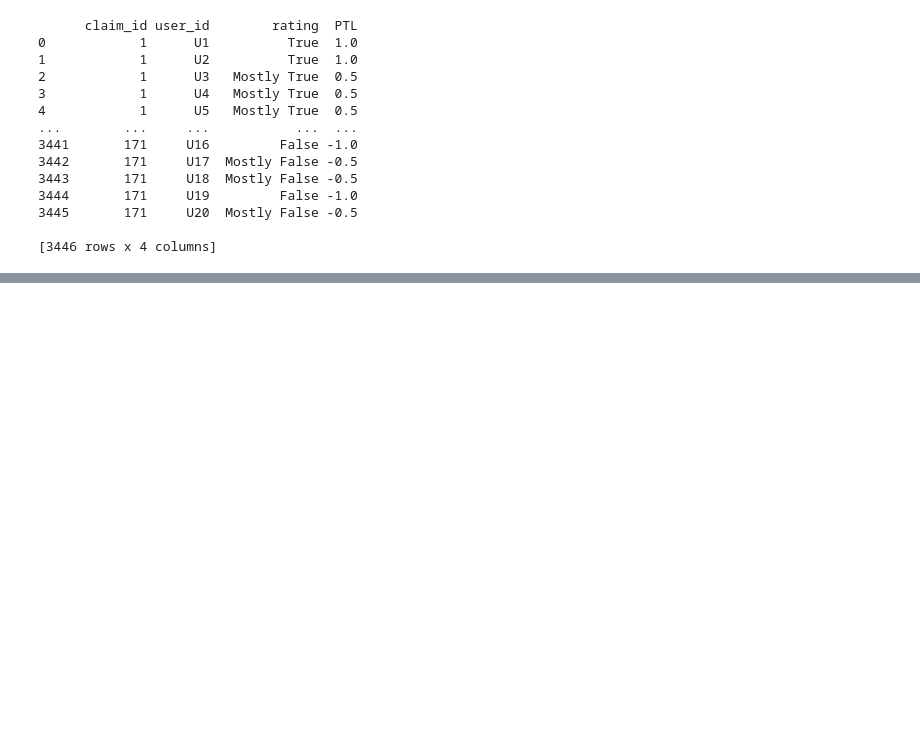
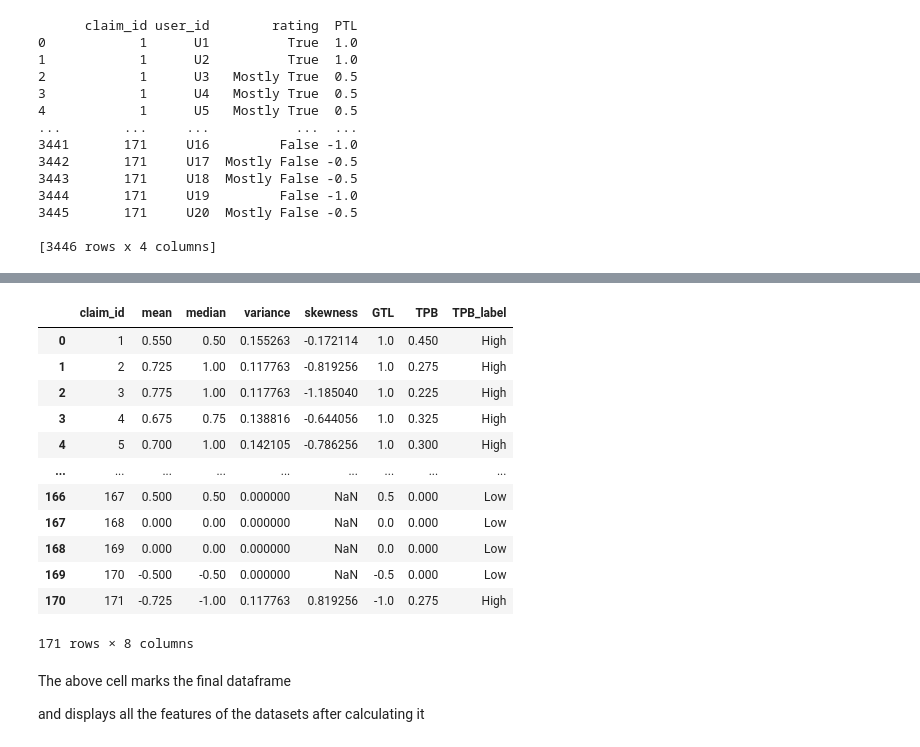
Before and after one commit to GaganDeshbhandari/ml-project, a Jupyter notebook: scripts.ipynb, the cells around one changed output, grey strips where cells are left out. Saved outputs shown, nothing was run; the diff lists cells and outputs as text; code cells hidden in the pictures; blank space fills up the shorter version.

```diff
--- a/scripts.ipynb
+++ b/scripts.ipynb
@@ -165,0 +170,4 @@ print(user_perception_df)
+# %%
+PTL_per_claim = user_perception_df.groupby('claim_id')['PTL'].mean().reset_index()
+PTL_per_claim.columns = ['claim_id', 'PTL']
+display(PTL_per_claim)
@@ -165,0 +190,3 @@ print(user_perception_df)
+# %%
+merged_df = pd.merge(PTL_per_claim, claims_df[['claim_id', 'GTL']], on='claim_id')
+display(merged_df)
@@ -165,0 +209,4 @@ print(user_perception_df)
+# %%
+merged_df['TPB'] = abs(merged_df['PTL'] - merged_df['GTL'])
+merged_df['TPB_label'] = merged_df['TPB'].apply(lambda x: 'High' if x >= merged_df['TPB'].median() else 'Low')
+display(merged_df)
@@ -165,0 +231,11 @@ print(user_perception_df)
+# %%
+from scipy.stats import skew
+
+features_df = user_perception_df.groupby('claim_id')['PTL'].agg(
+    mean='mean',
+    median='median',
+    variance='var',
+    skewness=lambda x: skew(x)
+).reset_index()
+
+display(features_df)
@@ -165,0 +290,21 @@ print(user_perception_df)
+# %%
+final_df = pd.merge(features_df, merged_df[['claim_id', 'GTL', 'TPB', 'TPB_label']], on='claim_id')
+display(final_df)
+# %% [output]
+|  | claim_id | mean | median | variance | skewness | GTL | TPB | TPB_label |
+| 0 | 1 | 0.550 | 0.50 | 0.155263 | -0.172114 | 1.0 | 0.450 | High |
+| 1 | 2 | 0.725 | 1.00 | 0.117763 | -0.819256 | 1.0 | 0.275 | High |
+| 2 | 3 | 0.775 | 1.00 | 0.117763 | -1.185040 | 1.0 | 0.225 | High |
+| 3 | 4 | 0.675 | 0.75 | 0.138816 | -0.644056 | 1.0 | 0.325 | High |
+| 4 | 5 | 0.700 | 1.00 | 0.142105 | -0.786256 | 1.0 | 0.300 | High |
+| ... | ... | ... | ... | ... | ... | ... | ... | ... |
+| 166 | 167 | 0.500 | 0.50 | 0.000000 | NaN | 0.5 | 0.000 | Low |
+| 167 | 168 | 0.000 | 0.00 | 0.000000 | NaN | 0.0 | 0.000 | Low |
+| 168 | 169 | 0.000 | 0.00 | 0.000000 | NaN | 0.0 | 0.000 | Low |
+| 169 | 170 | -0.500 | -0.50 | 0.000000 | NaN | -0.5 | 0.000 | Low |
+| 170 | 171 | -0.725 | -1.00 | 0.117763 | 0.819256 | -1.0 | 0.275 | High |
+171 rows × 8 columns
+# %% [markdown]
+The above cell marks the final dataframe
+
+and displays all the features of the datasets after calculating it
```
Also changed, not shown: parts of 11 cells of this notebook.
